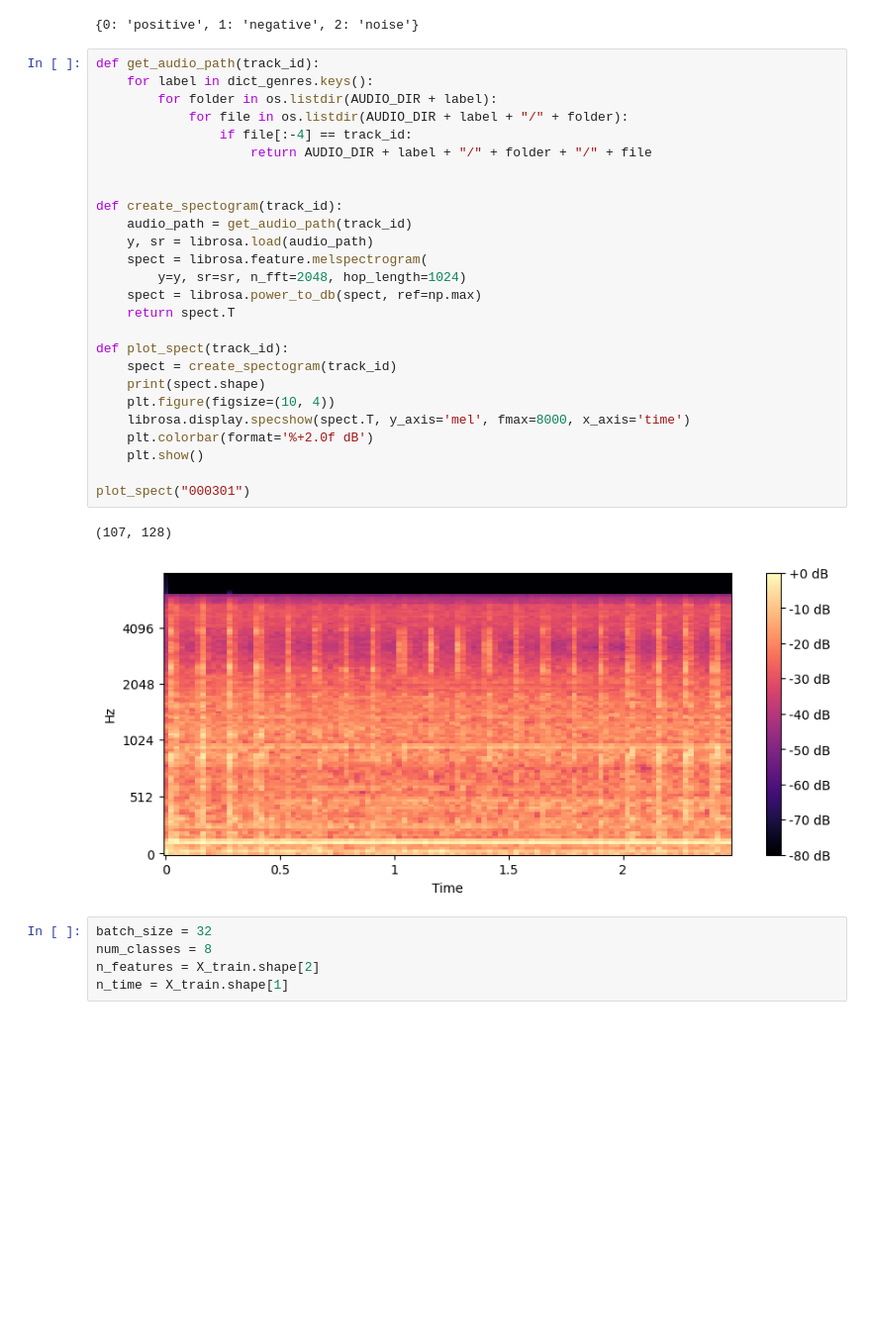
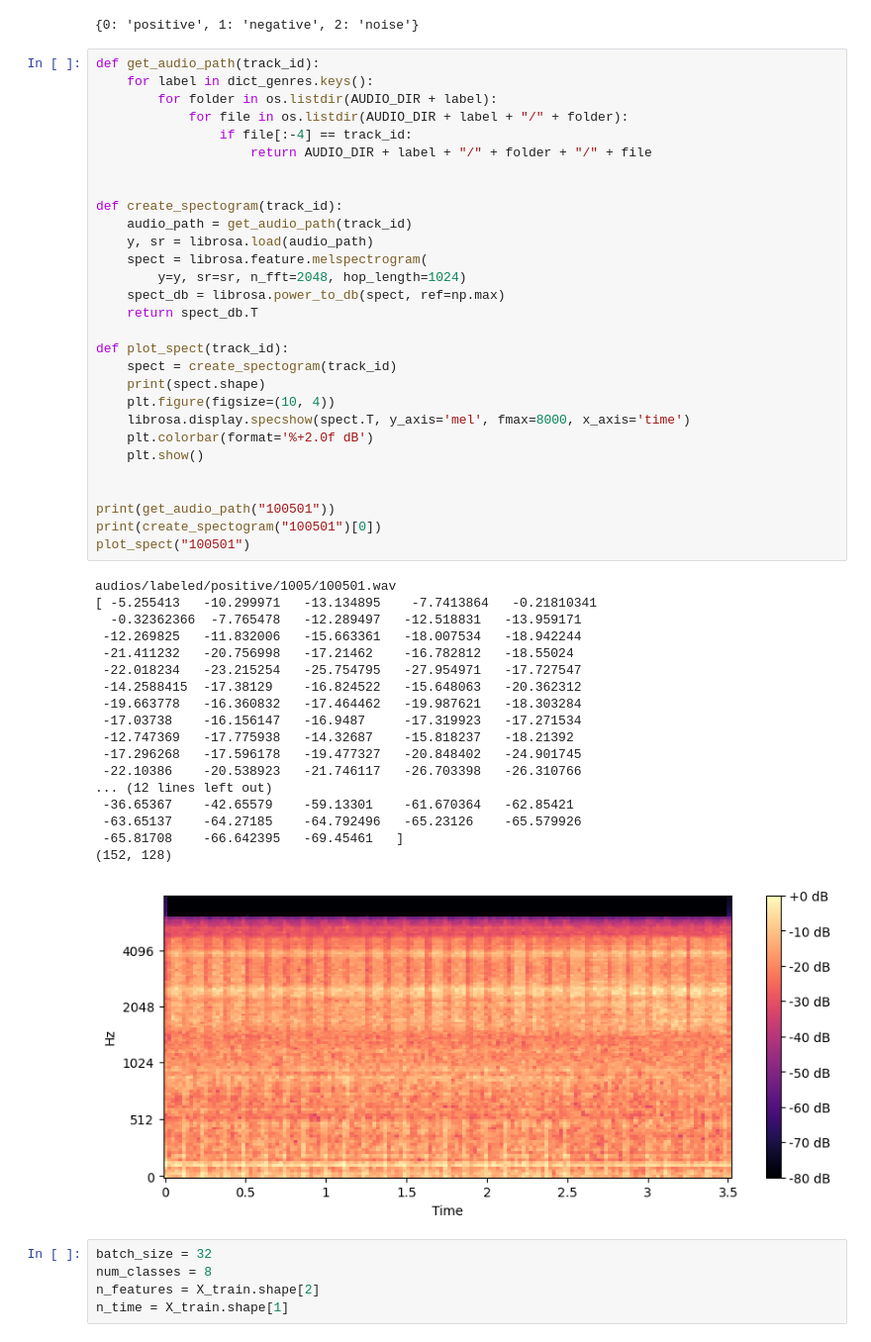
Before and after one commit to Koala280/ventilanalyse, a Jupyter notebook: CNN_RNN_parallel.ipynb, the cells around one changed output. Shown: that part at 99% size. Cells and saved outputs as stored; diff of their text form; blank space fills up the shorter version.

```diff
--- a/CNN_RNN_parallel.ipynb
+++ b/CNN_RNN_parallel.ipynb
@@ -33,32 +33,51 @@ print(reverse_map)
 # %%
 def get_audio_path(track_id):
     for label in dict_genres.keys():
         for folder in os.listdir(AUDIO_DIR + label):
             for file in os.listdir(AUDIO_DIR + label + "/" + folder):
                 if file[:-4] == track_id:
                     return AUDIO_DIR + label + "/" + folder + "/" + file
 
 
 def create_spectogram(track_id):
     audio_path = get_audio_path(track_id)
     y, sr = librosa.load(audio_path)
     spect = librosa.feature.melspectrogram(
         y=y, sr=sr, n_fft=2048, hop_length=1024)
-    spect = librosa.power_to_db(spect, ref=np.max)
-    return spect.T
+    spect_db = librosa.power_to_db(spect, ref=np.max)
+    return spect_db.T
 
 def plot_spect(track_id):
     spect = create_spectogram(track_id)
     print(spect.shape)
     plt.figure(figsize=(10, 4))
     librosa.display.specshow(spect.T, y_axis='mel', fmax=8000, x_axis='time')
     plt.colorbar(format='%+2.0f dB')
     plt.show()
 
-plot_spect("000301")
+
+print(get_audio_path("100501"))
+print(create_spectogram("100501")[0])
+plot_spect("100501")
 # %% [output]
-(107, 128)
+audios/labeled/positive/1005/100501.wav
+[ -5.255413   -10.299971   -13.134895    -7.7413864   -0.21810341
+  -0.32362366  -7.765478   -12.289497   -12.518831   -13.959171
+ -12.269825   -11.832006   -15.663361   -18.007534   -18.942244
+ -21.411232   -20.756998   -17.21462    -16.782812   -18.55024
+ -22.018234   -23.215254   -25.754795   -27.954971   -17.727547
+ -14.2588415  -17.38129    -16.824522   -15.648063   -20.362312
+ -19.663778   -16.360832   -17.464462   -19.987621   -18.303284
+ -17.03738    -16.156147   -16.9487     -17.319923   -17.271534
+ -12.747369   -17.775938   -14.32687    -15.818237   -18.21392
+ -17.296268   -17.596178   -19.477327   -20.848402   -24.901745
+ -22.10386    -20.538923   -21.746117   -26.703398   -26.310766
+... (12 lines left out)
+ -36.65367    -42.65579    -59.13301    -61.670364   -62.85421
+ -63.65137    -64.27185    -64.792496   -65.23126    -65.579926
+ -65.81708    -66.642395   -69.45461   ]
+(152, 128)
-[figure, old version]
+[figure, new version]
 # %%
 batch_size = 32
 num_classes = 8
```
Also changed, not shown: 1 other file.
